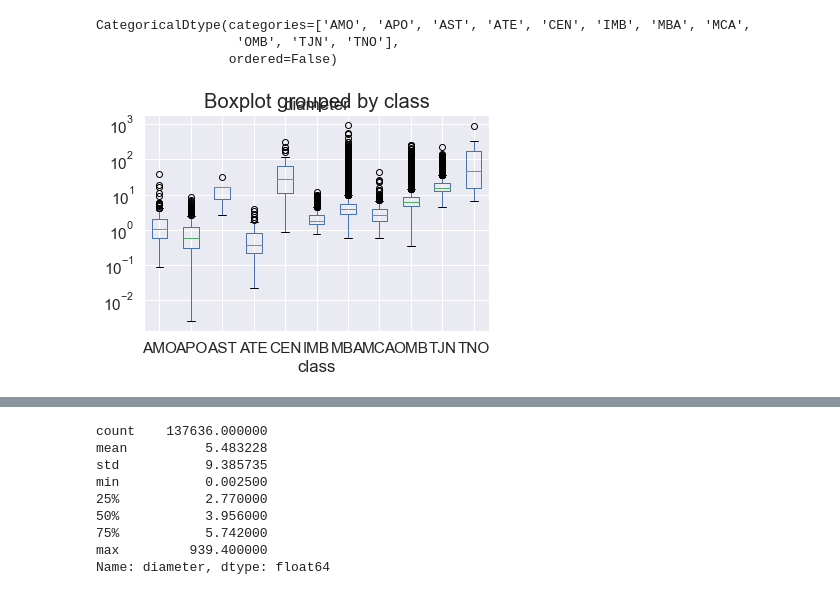
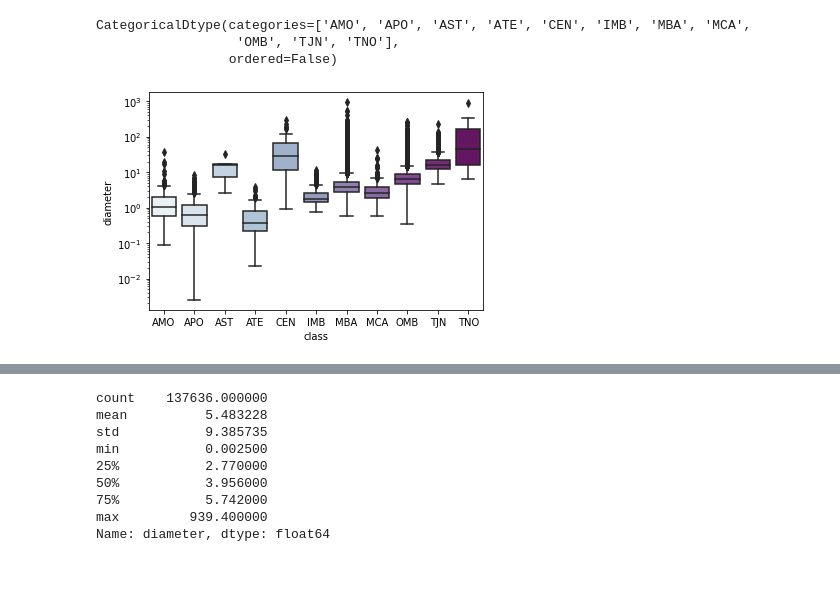
Before and after one commit to emilybocim/springboard, a Jupyter notebook: Capstone Two/Asteroids_EDA.ipynb, the cells around one changed output, grey strips where cells are left out. Cells and saved outputs as stored; diff of their text form; code cells hidden in the pictures.

```diff
--- a/Capstone Two/Asteroids_EDA.ipynb
+++ b/Capstone Two/Asteroids_EDA.ipynb
@@ -83,10 +85,8 @@ df['class'].dtypes
 CategoricalDtype(categories=['AMO', 'APO', 'AST', 'ATE', 'CEN', 'IMB', 'MBA', 'MCA',
                   'OMB', 'TJN', 'TNO'],
                  ordered=False)
-# %%
-df.boxplot(by='class',column='diameter');
-
-#The log scale is added because initially could only see the upper quadrant.
-plt.yscale('log')
-# %% [output]
-[figure, removed]
+# %%
+sns.boxplot(x='class', y='diameter', data=df, palette='BuPu')
+plt.yscale('log');
+# %% [output]
+[figure, added]
```
Also changed, not shown: parts of 31 cells of this notebook.
